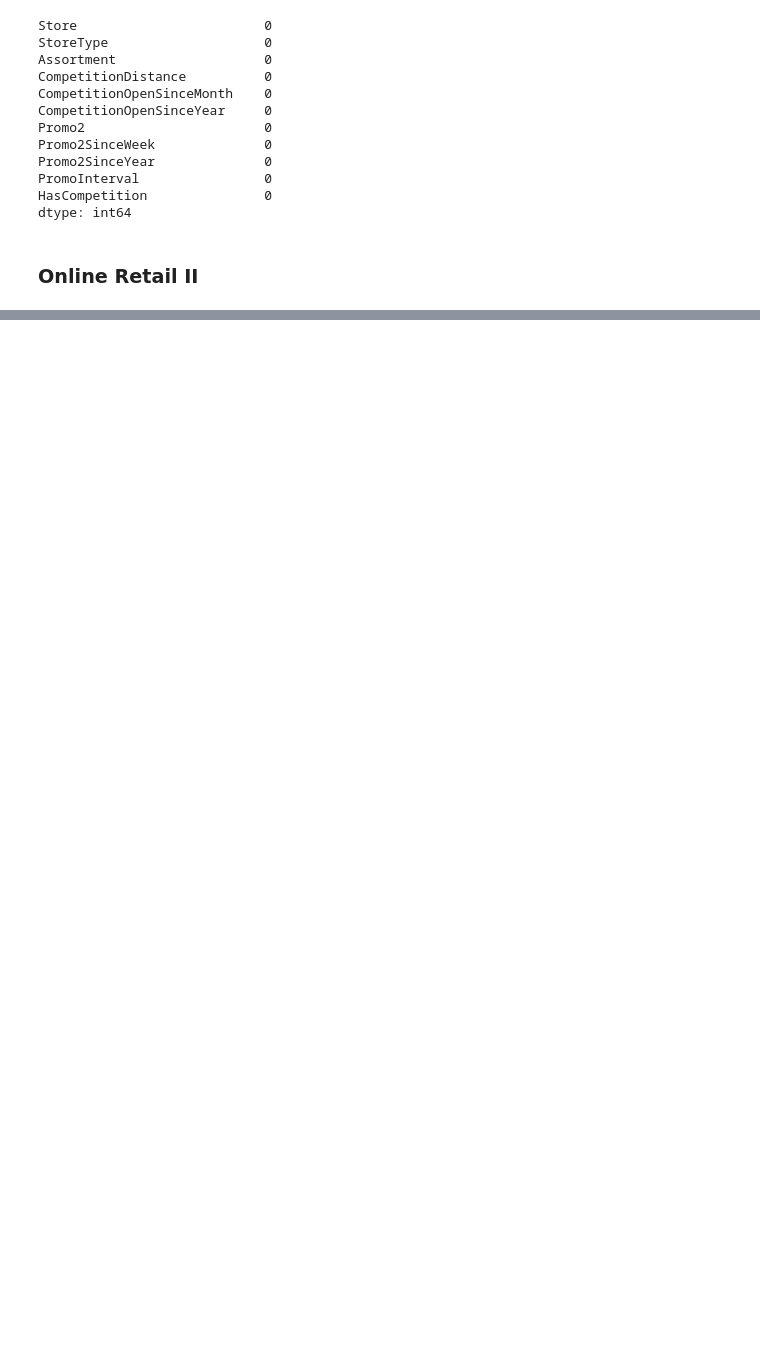
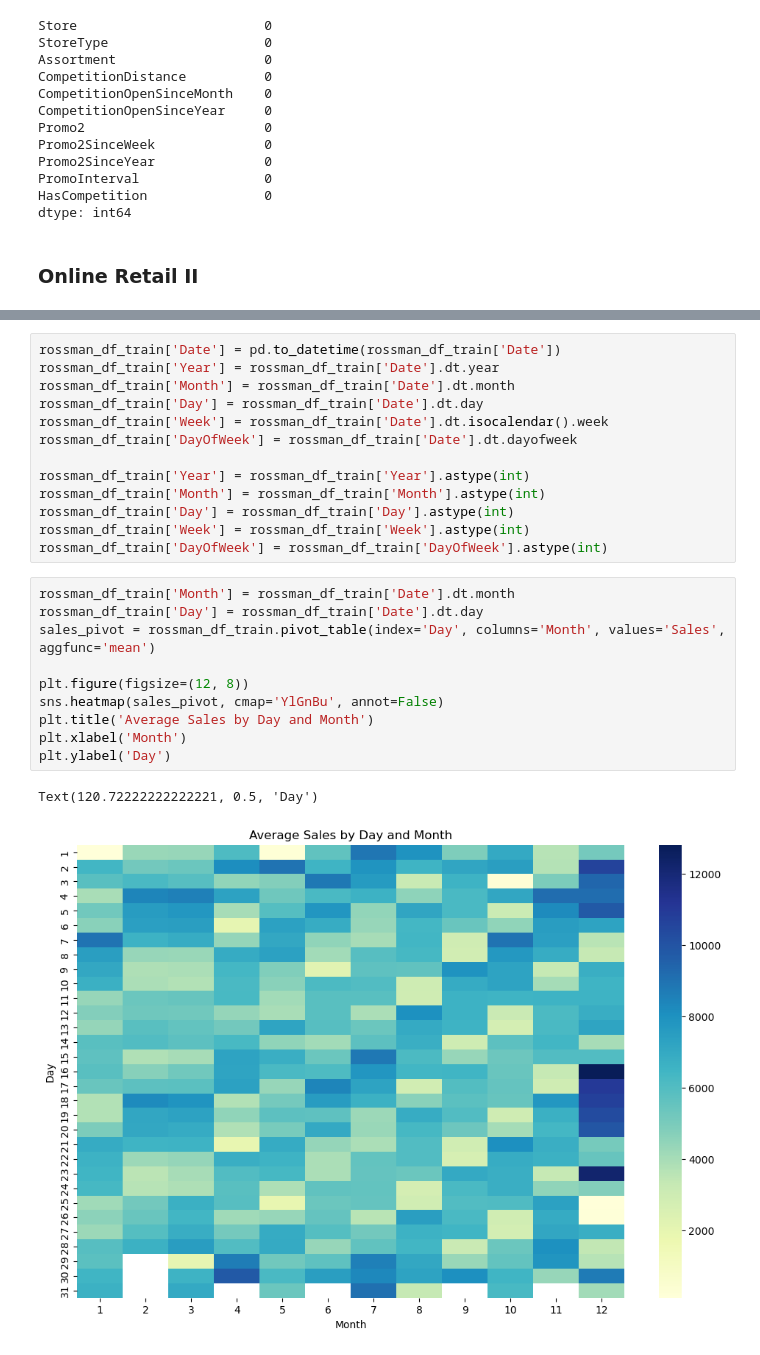
Before and after one commit to davidry777/FACETS-LLM, a Jupyter notebook: notebooks/EDA&Preprocessing.ipynb, the cells around one changed output, grey strips where cells are left out. Drawn from its saved outputs; the diff is of its cells as text; blank space fills up the shorter version.

```diff
--- a/notebooks/EDA&Preprocessing.ipynb
+++ b/notebooks/EDA&Preprocessing.ipynb
@@ -428,0 +475,26 @@ dtype: int64
+# %%
+rossman_df_train['Date'] = pd.to_datetime(rossman_df_train['Date'])
+rossman_df_train['Year'] = rossman_df_train['Date'].dt.year
+rossman_df_train['Month'] = rossman_df_train['Date'].dt.month
+rossman_df_train['Day'] = rossman_df_train['Date'].dt.day
+rossman_df_train['Week'] = rossman_df_train['Date'].dt.isocalendar().week
+rossman_df_train['DayOfWeek'] = rossman_df_train['Date'].dt.dayofweek
+
+rossman_df_train['Year'] = rossman_df_train['Year'].astype(int)
+rossman_df_train['Month'] = rossman_df_train['Month'].astype(int)
+rossman_df_train['Day'] = rossman_df_train['Day'].astype(int)
+rossman_df_train['Week'] = rossman_df_train['Week'].astype(int)
+rossman_df_train['DayOfWeek'] = rossman_df_train['DayOfWeek'].astype(int)
+# %%
+rossman_df_train['Month'] = rossman_df_train['Date'].dt.month
+rossman_df_train['Day'] = rossman_df_train['Date'].dt.day
+sales_pivot = rossman_df_train.pivot_table(index='Day', columns='Month', values='Sales', aggfunc='mean')
+
+plt.figure(figsize=(12, 8))
+sns.heatmap(sales_pivot, cmap='YlGnBu', annot=False)
+plt.title('Average Sales by Day and Month')
+plt.xlabel('Month')
+plt.ylabel('Day')
+# %% [output]
+Text(120.72222222222221, 0.5, 'Day')
+[figure, added]
```
Also changed, not shown: parts of 52 cells of this notebook, 8 other files.
